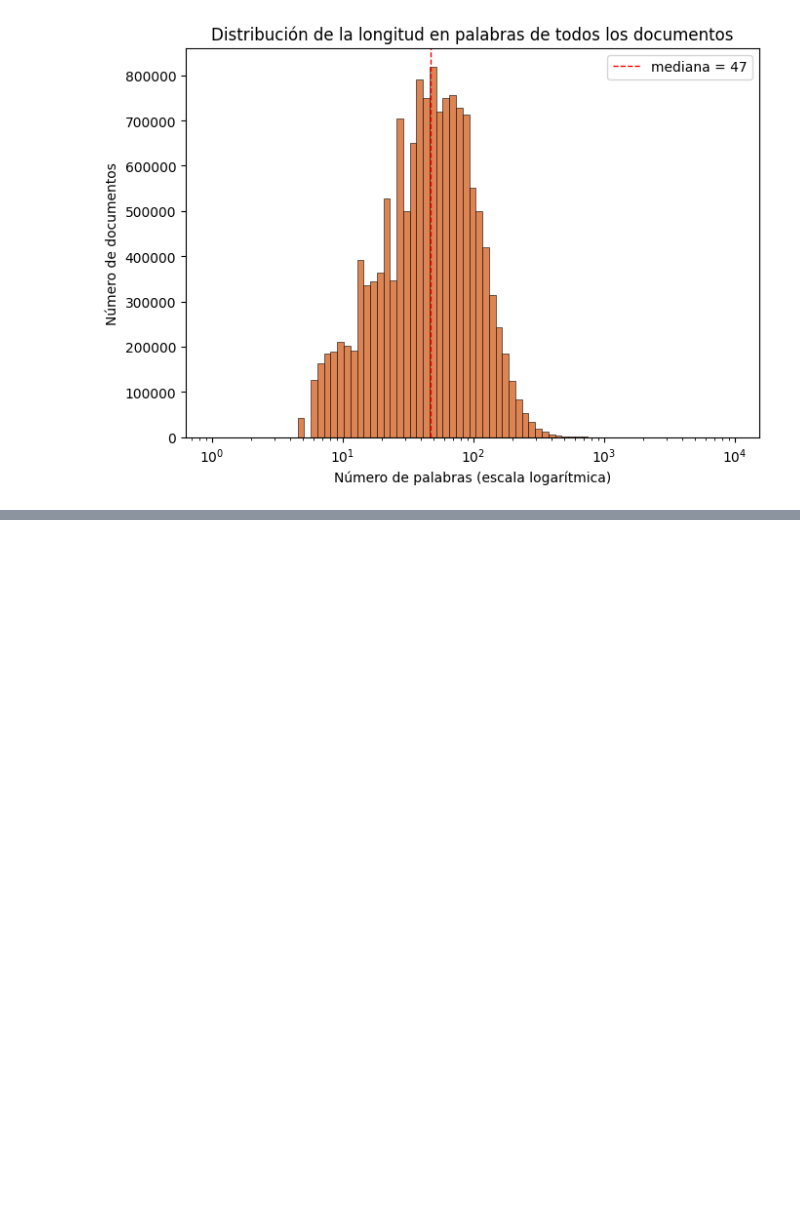
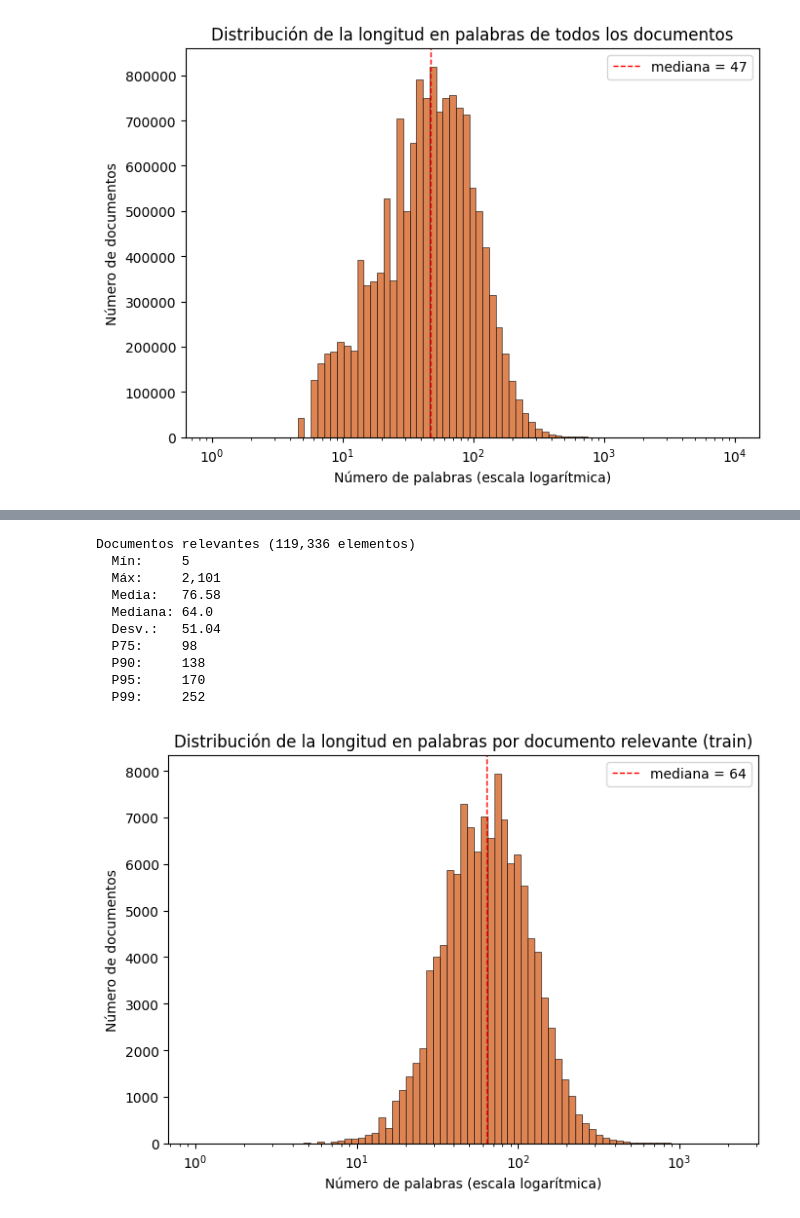
Before and after one commit to esteban-mendoza/ir-spanish, a Jupyter notebook: analysis/distributions.ipynb, the cells around one changed output, grey strips where cells are left out. Drawn from its saved outputs; the diff is of its cells as text; code cells hidden in the pictures; blank space fills up the shorter version.

```diff
--- a/analysis/distributions.ipynb
+++ b/analysis/distributions.ipynb
@@ -258,0 +400,40 @@ Documentos del corpus (14,047,759 elementos)
+# %%
+# Un título y un texto por documento relevante único (docid) de train
+tdocid_to_title = dict(zip(train["docid"], train["docid_title"]))
+tdocid_to_text = dict(zip(train["docid"], train["docid_text"]))
+train_rel_wc = np.array([contar_palabras(t, x) for t, x in zip(tdocid_to_title.values(), tdocid_to_text.values())])
+
+print(f"Documentos relevantes ({len(train_rel_wc):,} elementos)")
+print(f"  Mín:     {train_rel_wc.min()}")
+print(f"  Máx:     {train_rel_wc.max():,}")
+print(f"  Media:   {train_rel_wc.mean():.2f}")
+print(f"  Mediana: {np.median(train_rel_wc):.1f}")
+print(f"  Desv.:   {train_rel_wc.std():.2f}")
+for p in [75, 90, 95, 99]:
+    print(f"  P{p}:     {np.percentile(train_rel_wc, p):.0f}")
+
+fig, ax = plt.subplots(figsize=(7, 5))
+ax.hist(train_rel_wc, bins=np.logspace(0, np.log10(train_rel_wc.max() + 1), 80),
+        color="#DD8452", edgecolor="black", linewidth=0.4)
+ax.set_xscale("log")
+ax.set_xlabel("Número de palabras (escala logarítmica)")
+ax.set_ylabel("Número de documentos")
+ax.set_title("Distribución de la longitud en palabras por documento relevante (train)")
+ax.axvline(np.median(train_rel_wc), color="red", ls="--", lw=1,
+           label=f"mediana = {np.median(train_rel_wc):.0f}")
+ax.legend()
+plt.tight_layout()
+fig.savefig(FIG / "messirve-longitud-docs-relevantes-train.pdf", bbox_inches="tight")
+plt.show()
+# %% [output]
+Documentos relevantes (119,336 elementos)
+  Mín:     5
+  Máx:     2,101
+  Media:   76.58
+  Mediana: 64.0
+  Desv.:   51.04
+  P75:     98
+  P90:     138
+  P95:     170
+  P99:     252
+[figure, added]
```
Also changed, not shown: parts of 13 cells of this notebook, 8 other files.
